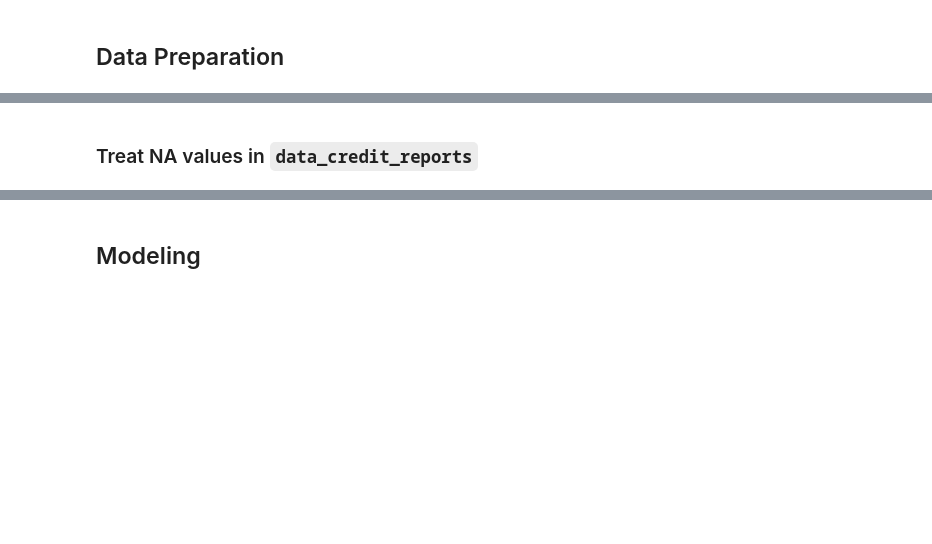
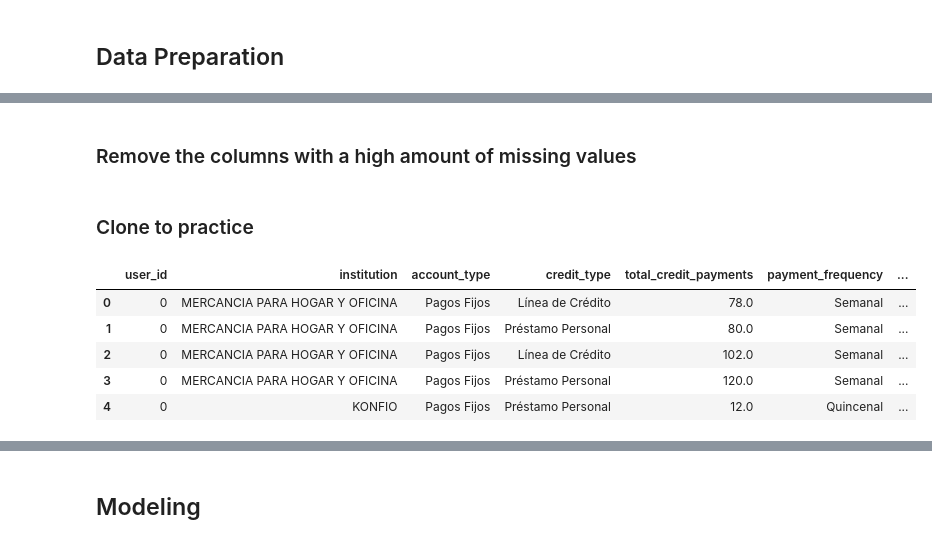
Before and after one commit to IsaiasGutierrezCruz/CreditRisk, a Jupyter notebook: ChallengeCreditRisk.ipynb, the cells around one changed output, grey strips where cells are left out. Drawn from its saved outputs; the diff is of its cells as text; code cells hidden in the pictures; blank space fills up the shorter version.

```diff
--- a/ChallengeCreditRisk.ipynb
+++ b/ChallengeCreditRisk.ipynb
@@ -374,2 +338,2 @@ plt.tight_layout()
-# %% [markdown]
-### Treat NA values in `data_credit_reports`
+# %% [markdown]
+### Remove the columns with a high amount of missing values
@@ -375,0 +343,2 @@ plt.tight_layout()
+# %% [markdown]
+### Clone to practice
@@ -375,0 +348,9 @@ plt.tight_layout()
+# %%
+data2.head()
+# %% [output]
+|  | user_id | institution | account_type | credit_type | total_credit_payments | payment_frequency | ... |
+| 0 | 0 | MERCANCIA PARA HOGAR Y OFICINA | Pagos Fijos | Línea de Crédito | 78.0 | Semanal | ... |
+| 1 | 0 | MERCANCIA PARA HOGAR Y OFICINA | Pagos Fijos | Préstamo Personal | 80.0 | Semanal | ... |
+| 2 | 0 | MERCANCIA PARA HOGAR Y OFICINA | Pagos Fijos | Línea de Crédito | 102.0 | Semanal | ... |
+| 3 | 0 | MERCANCIA PARA HOGAR Y OFICINA | Pagos Fijos | Préstamo Personal | 120.0 | Semanal | ... |
+| 4 | 0 | KONFIO | Pagos Fijos | Préstamo Personal | 12.0 | Quincenal | ... |
```
Also changed, not shown: parts of 37 cells of this notebook.
